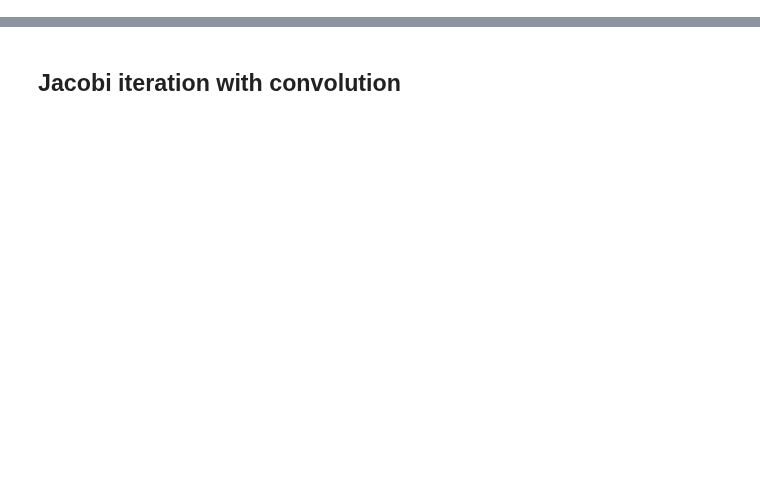
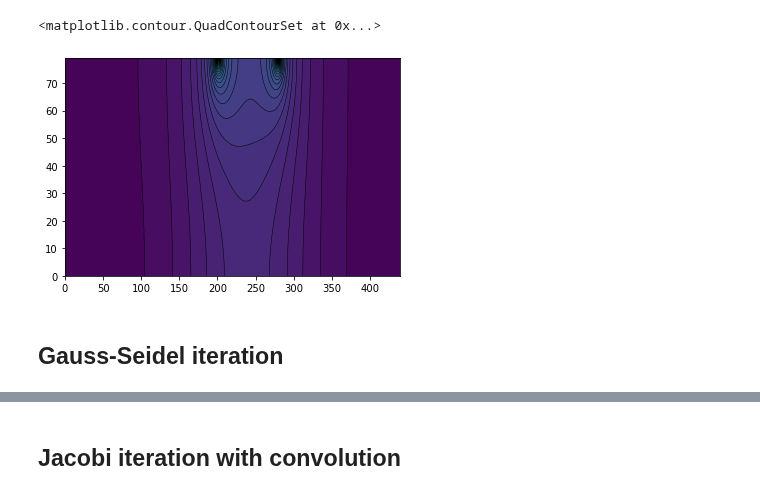
Before and after one commit to kks32-courses/ce394m, a Jupyter notebook: notebooks/03-fdm_seepage_dam.ipynb, the cells around one changed output, grey strips where cells are left out. Saved outputs shown, nothing was run; the diff lists cells and outputs as text; code cells hidden in the pictures; blank space fills up the shorter version.

```diff
--- a/notebooks/03-fdm_seepage_dam.ipynb
+++ b/notebooks/03-fdm_seepage_dam.ipynb
@@ -6,3 +114,14 @@
+# %%
+flow = np.gradient(h)
+mag = np.sqrt(flow[0]**2 + flow[1]**2)
+plt.contour(np.flipud(mag), 50, linewidths=0.5, colors='k')
+plt.contourf(np.flipud(mag), 50)
+# %% [output]
+<matplotlib.contour.QuadContourSet at 0x...>
+[figure, added]
+# %% [markdown]
+
+## Gauss-Seidel iteration
 # %%
 import numpy as np
 
```
Also changed, not shown: parts of 6 cells of this notebook.
